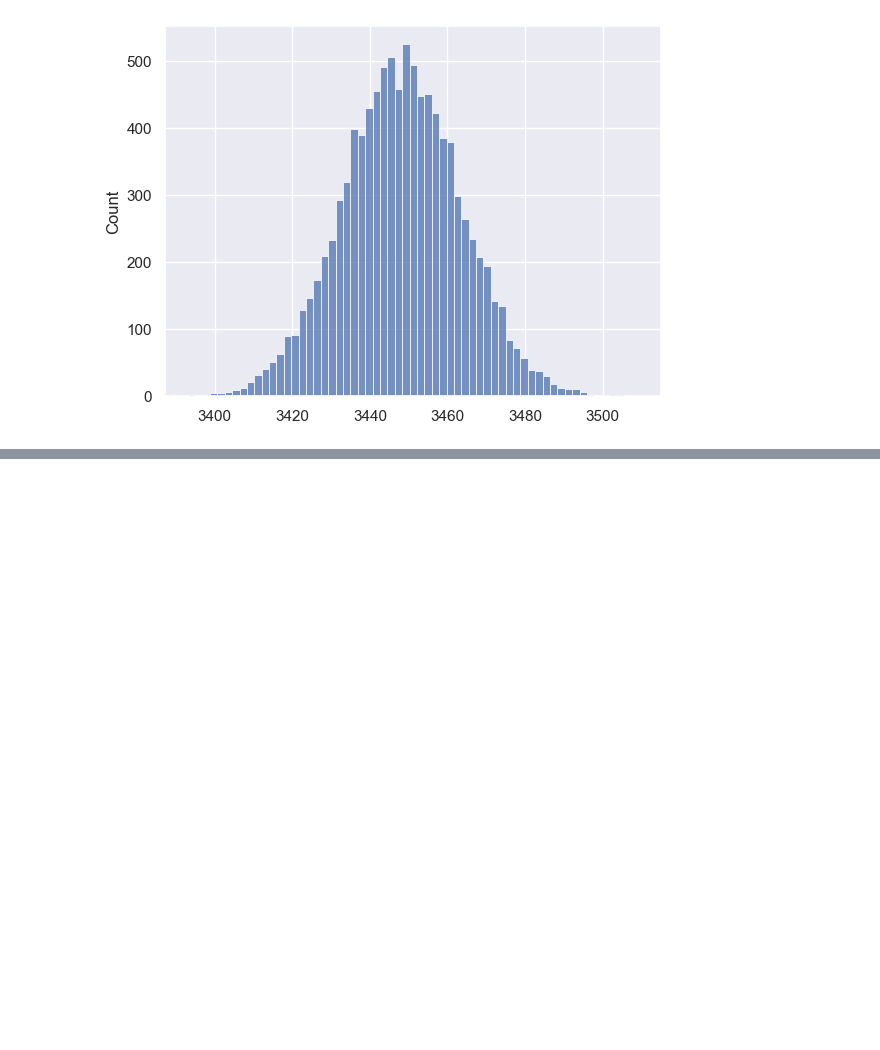
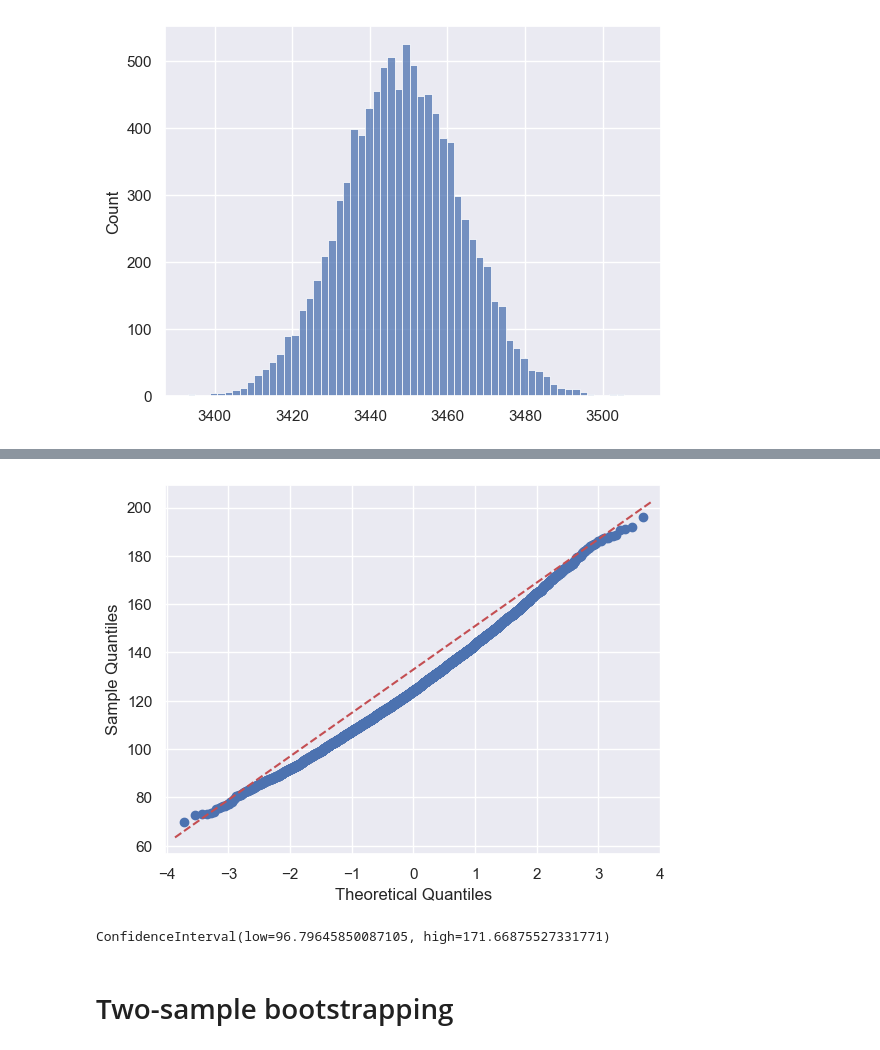
Before and after one commit to eduardo-kt/matstats_resampling_python, a Jupyter notebook: ch05_bootstrap.ipynb, the cells around one changed output, grey strips where cells are left out. Saved outputs shown, nothing was run; the diff lists cells and outputs as text; code cells hidden in the pictures; blank space fills up the shorter version.

```diff
--- a/ch05_bootstrap.ipynb
+++ b/ch05_bootstrap.ipynb
@@ -30,0 +54,12 @@ the plug-in principle 118
+# %%
+fig, ax = plt.subplots()
+sm.qqplot(boots.bootstrap_distribution, ax= ax)
+line = ax.plot(ax.get_xlim(), ax.get_ylim(), ls="--", c="r")
+# %% [output]
+[figure, added]
+# %%
+boots.confidence_interval
+# %% [output]
+ConfidenceInterval(low=96.79645850087105, high=171.66875527331771)
+# %% [markdown]
+# Two-sample bootstrapping
```
Also changed, not shown: parts of 27 cells of this notebook, 2 other files.
